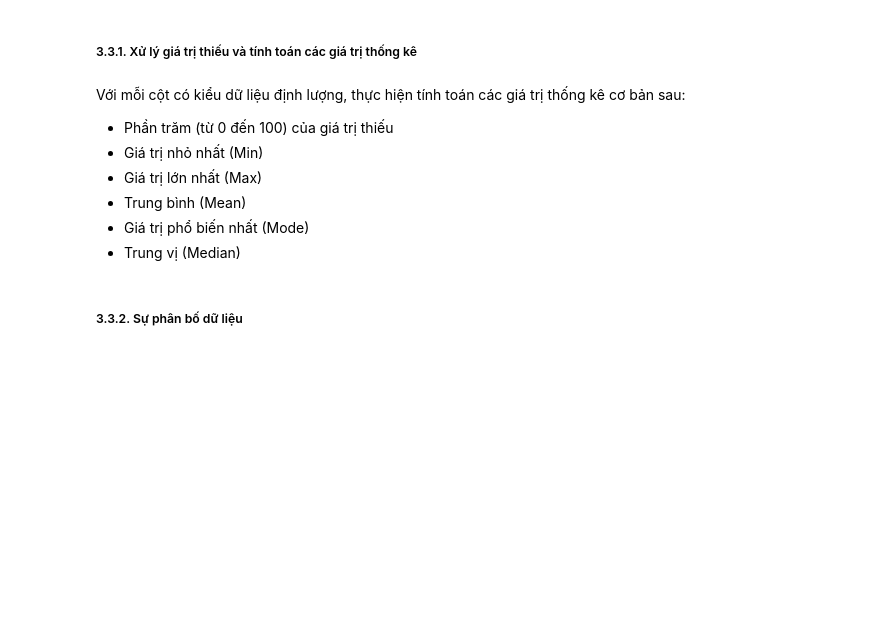
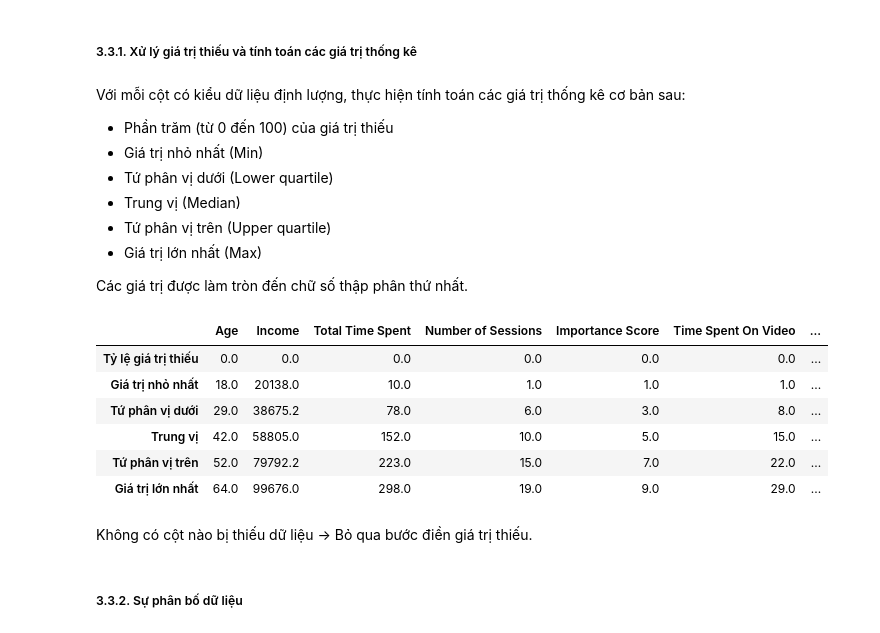
Before and after one commit to uyen312/LTCKHDL, a Jupyter notebook: Source code/DataPreprocessing.ipynb, the cells around one changed output. Drawn from its saved outputs; the diff is of its cells as text; code cells hidden in the pictures; blank space fills up the shorter version.

```diff
--- a/Source code/DataPreprocessing.ipynb
+++ b/Source code/DataPreprocessing.ipynb
@@ -12,7 +12,7 @@ import seaborn as sns
 # %% [markdown]
 ## Đọc dữ liệu
 # %%
-data = pd.read_csv('Data/Time-Wasters on Social Media.csv')
+data = pd.read_csv('../Data/Time-Wasters on Social Media.csv')
 # %%
 data.head()
 # %% [output]
@@ -211,10 +211,57 @@ Addiction Level
 Với mỗi cột có kiểu dữ liệu định lượng, thực hiện tính toán các giá trị thống kê cơ bản sau:
 - Phần trăm (từ 0 đến 100) của giá trị thiếu
 - Giá trị nhỏ nhất (Min)
+- Tứ phân vị dưới (Lower quartile)
+- Trung vị (Median)
+- Tứ phân vị trên (Upper quartile)
 - Giá trị lớn nhất (Max)
-- Trung bình (Mean)
-- Giá trị phổ biến nhất (Mode)
-- Trung vị (Median)
+
+Các giá trị được làm tròn đến chữ số thập phân thứ nhất.
+# %%
+# Chọn ra những cột có kiểu định lượng
+numeric_cols = data.select_dtypes(include=['number']).columns
+
+# Tính toán các giá trị thống kê
+def missing_ratio(series):
+    return series.isnull().mean() * 100
+
+def lower_quartile(series):
+    return series.quantile(0.25)
+
+def median(series):
+    return series.median()
+
+def upper_quartile(series):
+    return series.quantile(0.75)
+
+min_vals = data[numeric_cols].min()
+max_vals = data[numeric_cols].max()
+lower_quartiles = data[numeric_cols].apply(lower_quartile)
+medians = data[numeric_cols].median()
+upper_quartiles = data[numeric_cols].apply(upper_quartile)
+
+# Tạo một DataFrame chứa các giá trị thống kê của những cột định lượng
+num_col_info_df = pd.DataFrame({
+    "Tỷ lệ giá trị thiếu": data[numeric_cols].apply(missing_ratio).round(1),
+    "Giá trị nhỏ nhất": min_vals.round(1),
+    "Tứ phân vị dưới": lower_quartiles.round(1),
+    "Trung vị": medians.round(1),
+    "Tứ phân vị trên": upper_quartiles.round(1),
+    "Giá trị lớn nhất": max_vals.round(1)
+}).T
+
+# In ra
+num_col_info_df
+# %% [output]
+|  | Age | Income | Total Time Spent | Number of Sessions | Importance Score | Time Spent On Video | ... |
+| Tỷ lệ giá trị thiếu | 0.0 | 0.0 | 0.0 | 0.0 | 0.0 | 0.0 | ... |
+| Giá trị nhỏ nhất | 18.0 | 20138.0 | 10.0 | 1.0 | 1.0 | 1.0 | ... |
+| Tứ phân vị dưới | 29.0 | 38675.2 | 78.0 | 6.0 | 3.0 | 8.0 | ... |
+| Trung vị | 42.0 | 58805.0 | 152.0 | 10.0 | 5.0 | 15.0 | ... |
+| Tứ phân vị trên | 52.0 | 79792.2 | 223.0 | 15.0 | 7.0 | 22.0 | ... |
+| Giá trị lớn nhất | 64.0 | 99676.0 | 298.0 | 19.0 | 9.0 | 29.0 | ... |
+# %% [markdown]
+Không có cột nào bị thiếu dữ liệu &rarr; Bỏ qua bước điền giá trị thiếu.
 # %% [markdown]
 ##### 3.3.2. Sự phân bố dữ liệu
 # %% [markdown]
```
Also changed, not shown: parts of 5 cells of this notebook.
